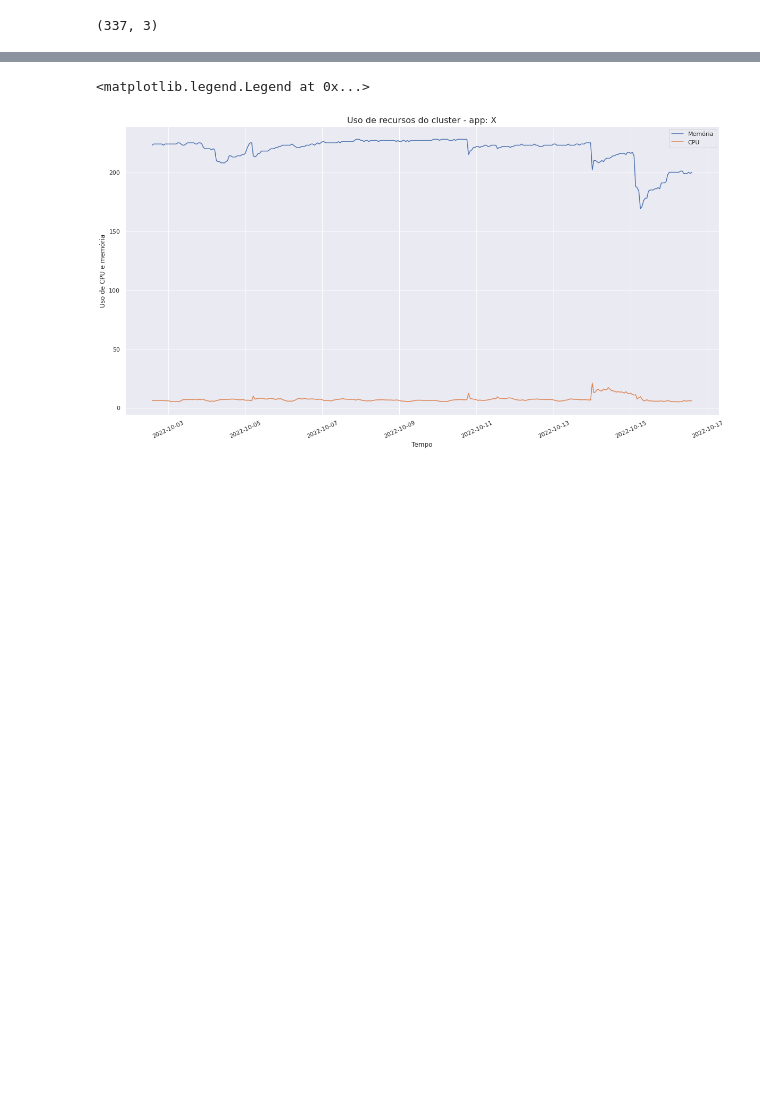
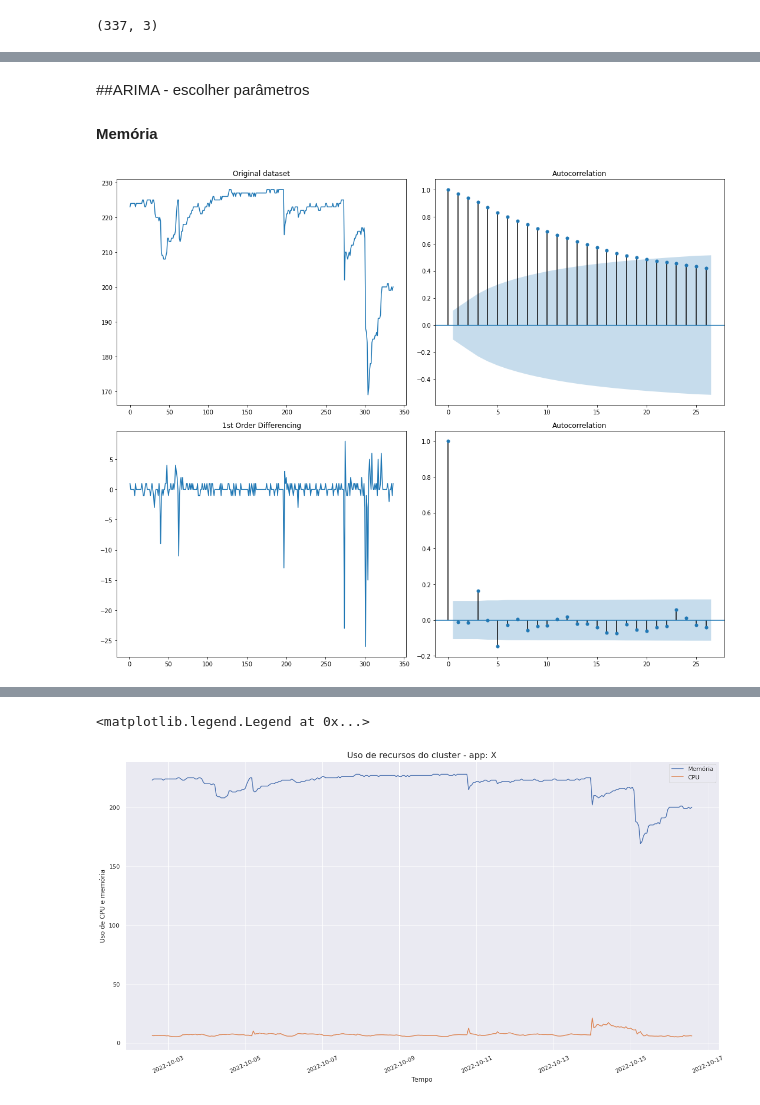
Before and after one commit to edgleuma-abreu/IGTI, a Jupyter notebook: Projeto_Aplicado_v2.ipynb, the cells around one changed output, grey strips where cells are left out. Drawn from its saved outputs; the diff is of its cells as text; code cells hidden in the pictures; blank space fills up the shorter version.

```diff
--- a/Projeto_Aplicado_v2.ipynb
+++ b/Projeto_Aplicado_v2.ipynb
@@ -35,3 +63,6 @@ warnings.filterwarnings("ignore")
 # %%
 #Ler dados
 df =pd.read_csv("dataset_pa_v2.csv", delimiter=";")
+
+df_mem = df[['datahora', 'mem_usage']]
+df_cpu = df[['datahora', 'cpu_usage']]
@@ -108,0 +257,22 @@ df.index = df[["datahora"]].apply(pd.to_datetime, format="%d/%m/%y %H:%M")
+# %% [markdown]
+##ARIMA - escolher parâmetros
+# %% [markdown]
+**Memória**
+# %%
+
+
+# Original data set plot
+fig, axes = plt.subplots(2, 2, figsize=(15, 12))
+axes[0, 0].plot(df_mem['mem_usage']); axes[0, 0].set_title('Original dataset')
+plot_acf(df_mem['mem_usage'], ax=axes[0, 1])
+
+# First order differencing
+axes[1, 0].plot(df_mem['mem_usage'].diff()); axes[1, 0].set_title('1st Order Differencing')
+plot_acf(df_mem['mem_usage'].diff().dropna(), ax=axes[1, 1])
+
+
+
+plt.tight_layout()
+plt.show()
+# %% [output]
+[figure, added]
```
Also changed, not shown: parts of 67 cells of this notebook.
